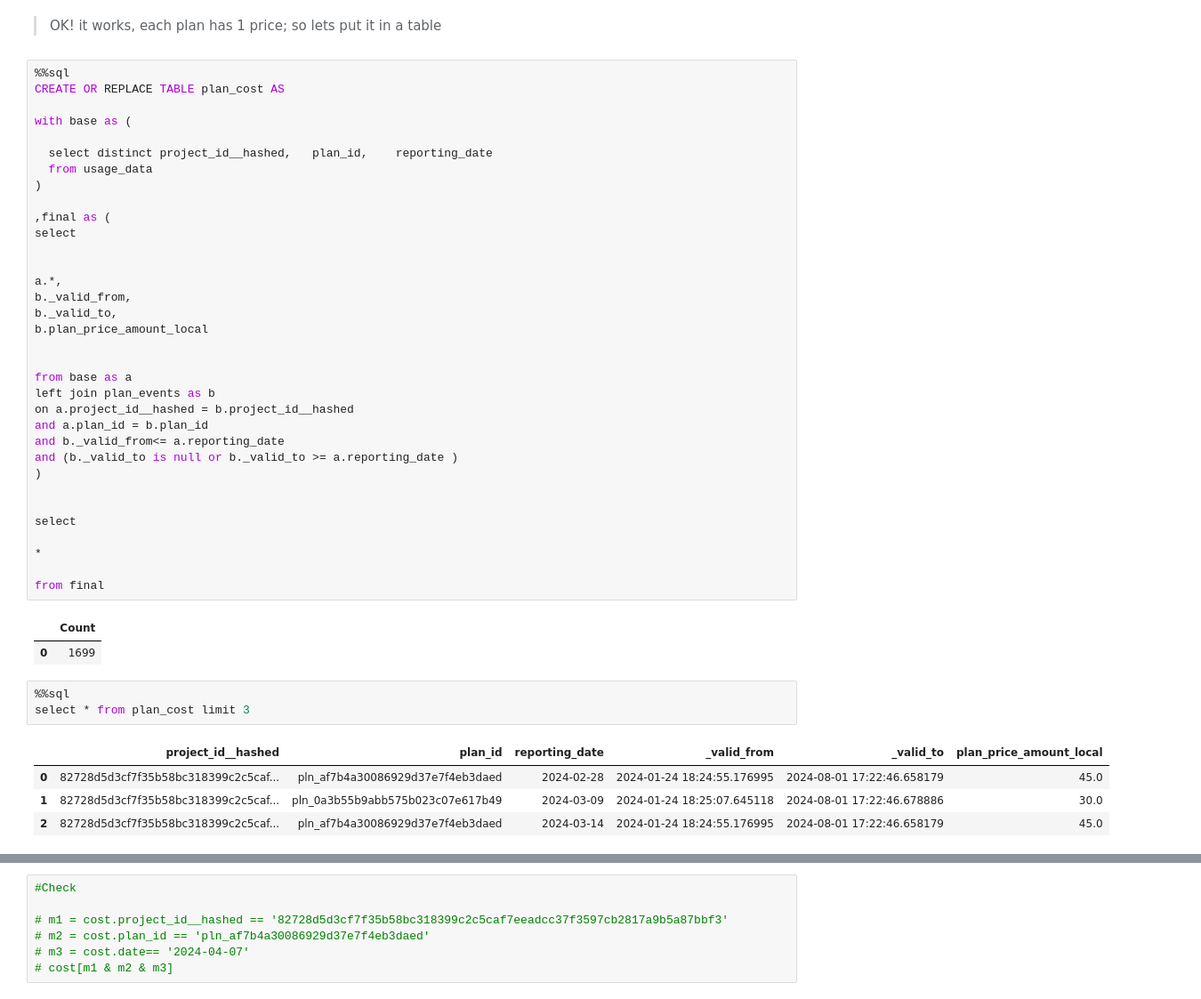
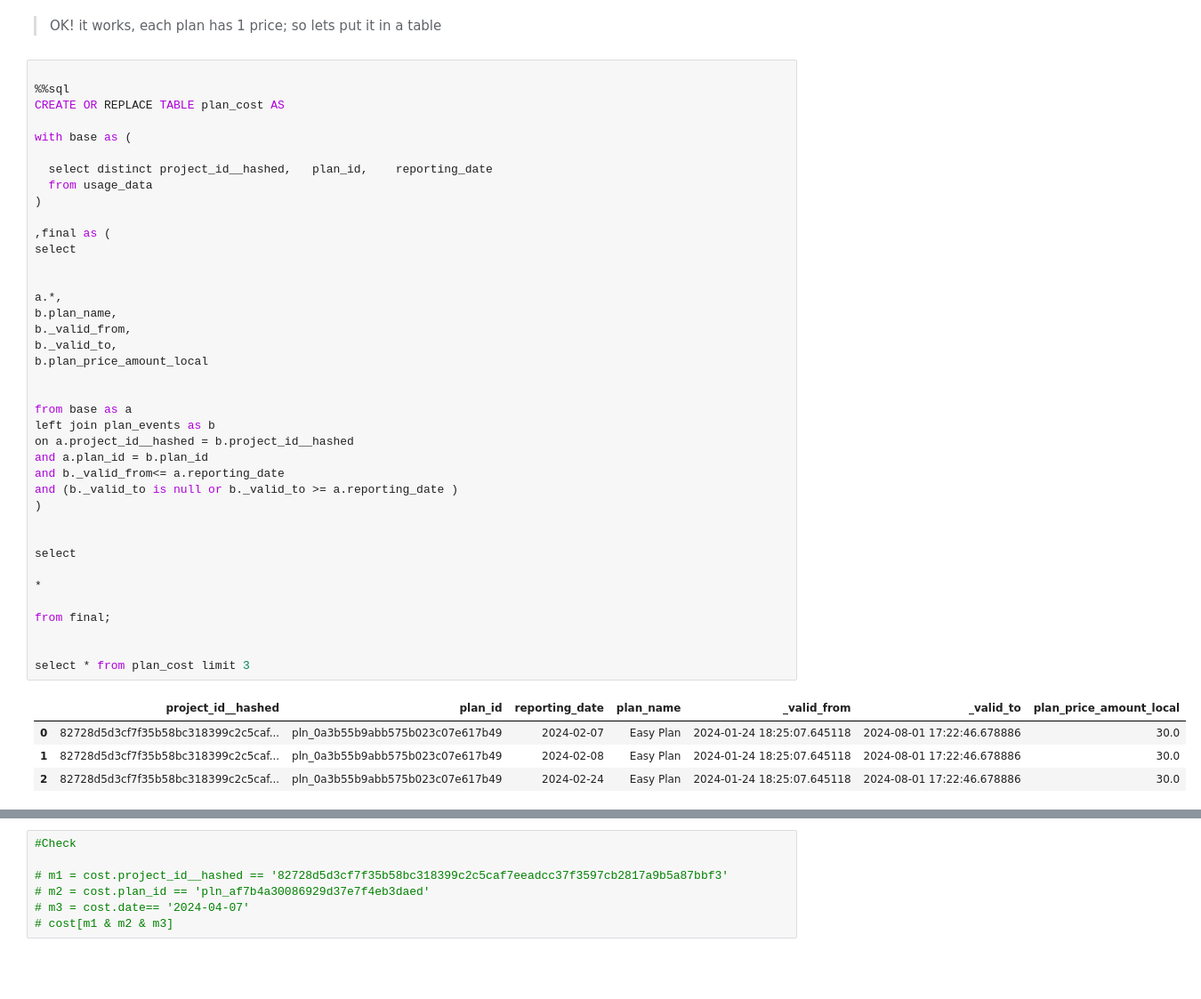
Before and after one commit to Robertoarce/gigs-sql, a Jupyter notebook: analysis.ipynb, the cells around one changed output, grey strips where cells are left out. Shown at 89% size. Saved outputs shown, nothing was run; the diff lists cells and outputs as text; blank space fills up the shorter version.

```diff
--- a/analysis.ipynb
+++ b/analysis.ipynb
@@ -1555,47 +1513,46 @@ limit 3
 # %% [markdown]
 > OK! it works, each plan has 1 price; so lets put it in a table
 # %%
+
 %%sql
 CREATE OR REPLACE TABLE plan_cost AS
 
 with base as (
 
   select distinct project_id__hashed,	plan_id,	reporting_date
   from usage_data
 )
 
 ,final as (
 select
 
 
 a.*,
+b.plan_name,
 b._valid_from,
 b._valid_to,
 b.plan_price_amount_local
 
 
 from base as a
 left join plan_events as b
 on a.project_id__hashed = b.project_id__hashed
 and a.plan_id = b.plan_id
 and b._valid_from<= a.reporting_date
 and (b._valid_to is null or b._valid_to >= a.reporting_date )
 )
 
 
 select
 
 *
 
-from final
+from final;
+
+
+select * from plan_cost limit 3
 # %% [output]
-|  | Count |
-| 0 | 1699 |
+|  | project_id__hashed | plan_id | reporting_date | plan_name | _valid_from | _valid_to | plan_price_amount_local |
+| 0 | 82728d5d3cf7f35b58bc318399c2c5caf... | pln_0a3b55b9abb575b023c07e617b49 | 2024-02-07 | Easy Plan | 2024-01-24 18:25:07.645118 | 2024-08-01 17:22:46.678886 | 30.0 |
+| 1 | 82728d5d3cf7f35b58bc318399c2c5caf... | pln_0a3b55b9abb575b023c07e617b49 | 2024-02-08 | Easy Plan | 2024-01-24 18:25:07.645118 | 2024-08-01 17:22:46.678886 | 30.0 |
+| 2 | 82728d5d3cf7f35b58bc318399c2c5caf... | pln_0a3b55b9abb575b023c07e617b49 | 2024-02-24 | Easy Plan | 2024-01-24 18:25:07.645118 | 2024-08-01 17:22:46.678886 | 30.0 |
-# %%
-%%sql
-select * from plan_cost limit 3
-# %% [output]
-|  | project_id__hashed | plan_id | reporting_date | _valid_from | _valid_to | plan_price_amount_local |
-| 0 | 82728d5d3cf7f35b58bc318399c2c5caf... | pln_af7b4a30086929d37e7f4eb3daed | 2024-02-28 | 2024-01-24 18:24:55.176995 | 2024-08-01 17:22:46.658179 | 45.0 |
-| 1 | 82728d5d3cf7f35b58bc318399c2c5caf... | pln_0a3b55b9abb575b023c07e617b49 | 2024-03-09 | 2024-01-24 18:25:07.645118 | 2024-08-01 17:22:46.678886 | 30.0 |
-| 2 | 82728d5d3cf7f35b58bc318399c2c5caf... | pln_af7b4a30086929d37e7f4eb3daed | 2024-03-14 | 2024-01-24 18:24:55.176995 | 2024-08-01 17:22:46.658179 | 45.0 |
```
Also changed, not shown: parts of 39 cells of this notebook.
